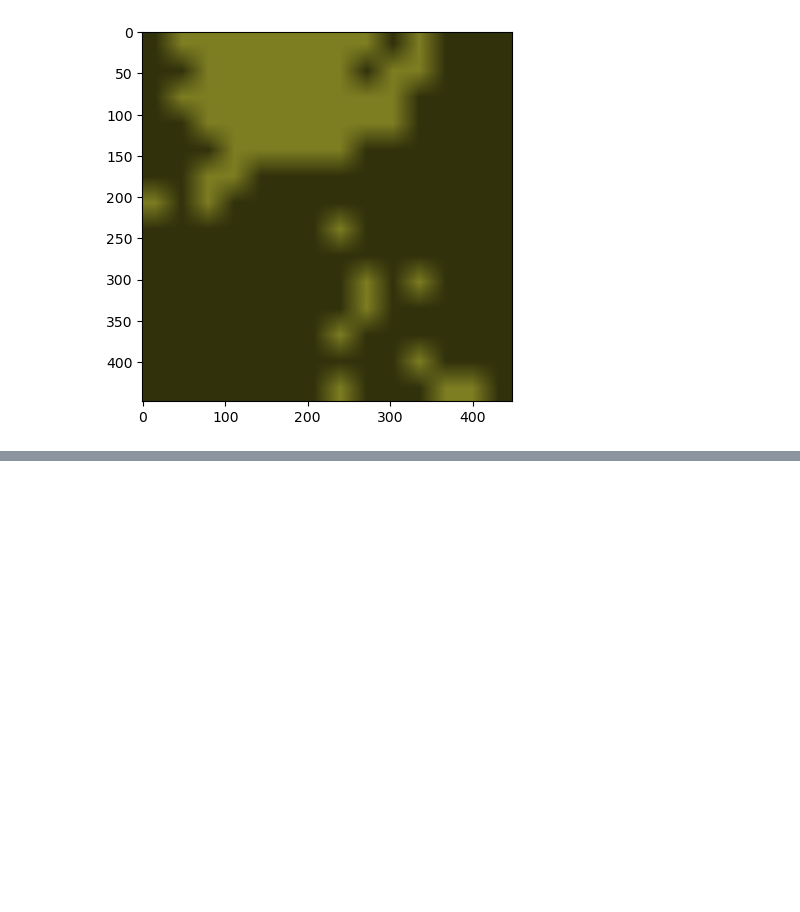
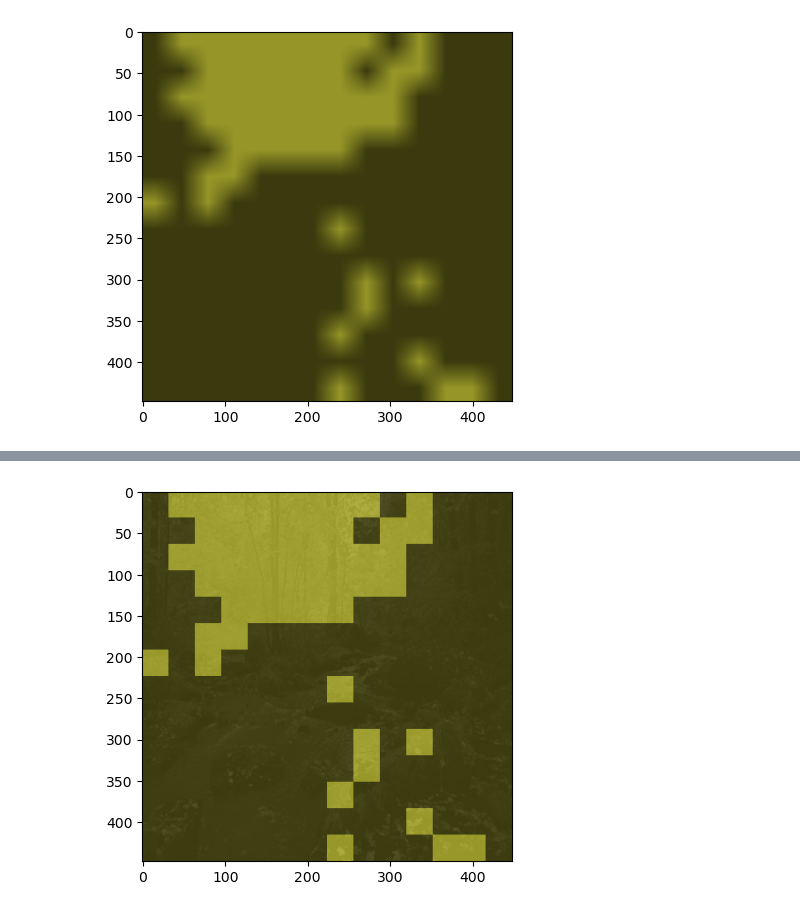
Before and after one commit to mona251/Intriguing-Properties-of-Contrastive-Losses, a Jupyter notebook: scripts/hierarchical_properties/raw_pixels.ipynb, the cells around one changed output, grey strips where cells are left out. Cells and saved outputs as stored; diff of their text form; code cells hidden in the pictures; blank space fills up the shorter version.

```diff
--- a/scripts/hierarchical_properties/raw_pixels.ipynb
+++ b/scripts/hierarchical_properties/raw_pixels.ipynb
@@ -94,0 +155,10 @@ plt.show()
+# %%
+nearest_neighbor_interp_final_img = cv.addWeighted(
+    stacked_img, weight_original_img,
+    seg_full_nearest_neighbor_interp,
+    weight_colored_patch, gamma)
+# %%
+plt.imshow(nearest_neighbor_interp_final_img)
+plt.show()
+# %% [output]
+[figure, added]
```
Also changed, not shown: parts of 19 cells of this notebook.
